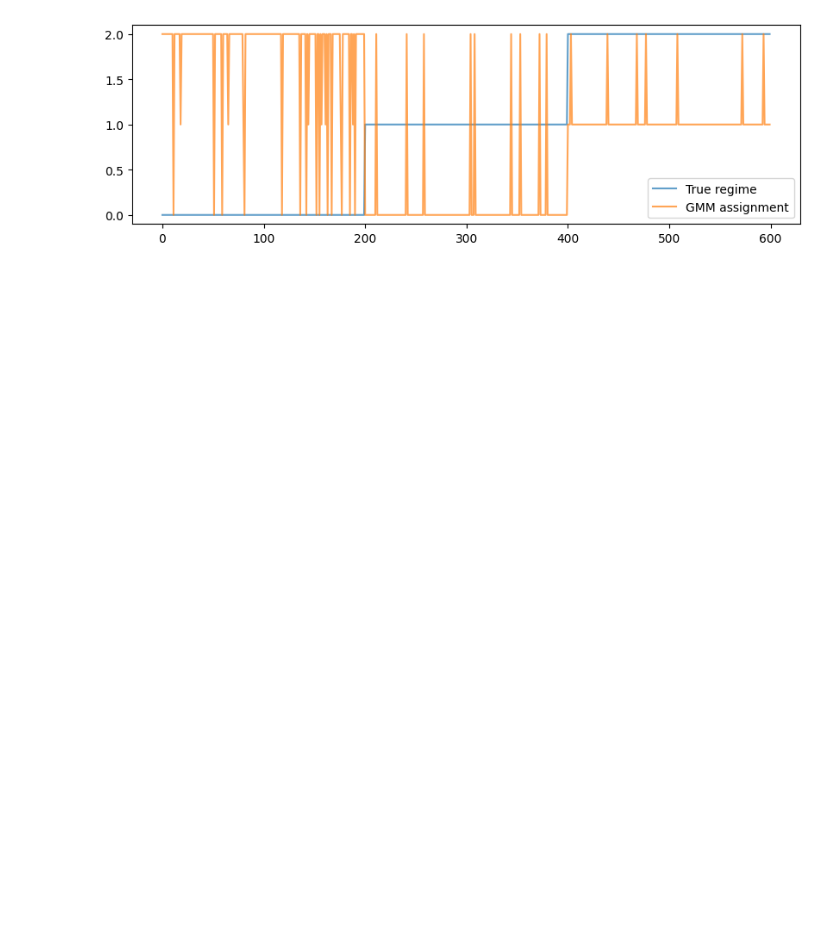
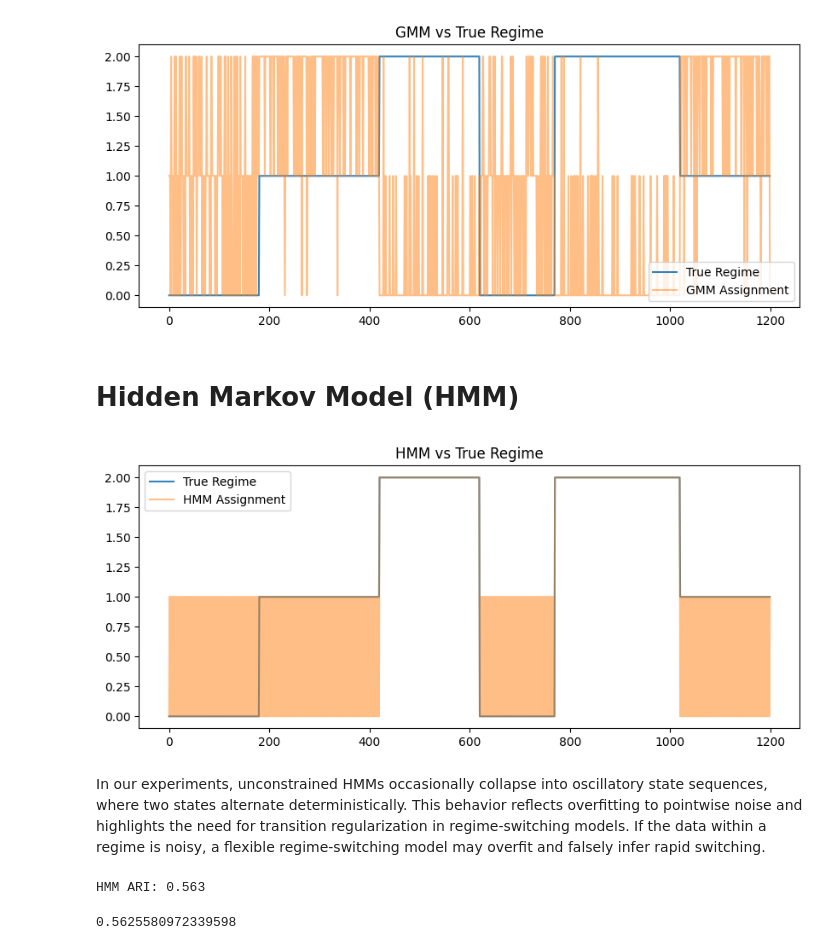
Before and after one commit to kenwtakayama/latent-regime-ml, a Jupyter notebook: notebooks/04_uml_models.ipynb, the cells around one changed output. Cells and saved outputs as stored; diff of their text form; code cells hidden in the pictures; blank space fills up the shorter version.

```diff
--- a/notebooks/04_uml_models.ipynb
+++ b/notebooks/04_uml_models.ipynb
@@ -44,8 +46,6 @@ plt.show()
 # %%
-plt.figure(figsize=(10, 3))
-plt.plot(z_true, label="True regime", alpha=0.7)
-plt.plot(z_gmm, label="GMM assignment", alpha=0.7)
-plt.legend()
-plt.show()
+plot_time_series(z_gmm, z_true, 'GMM', 4, difficulty)
 # %% [output]
-[figure, old version]
+[figure, new version]
+# %% [markdown]
+# Hidden Markov Model (HMM)
@@ -51,0 +56,13 @@ plt.show()
+# %%
+hmm, z_hmm = fit_hmm(X_pca, 200, 1.0)
+plot_time_series(z_hmm, z_true, 'HMM', 4, difficulty)
+# %% [output]
+[figure, added]
+# %% [markdown]
+In our experiments, unconstrained HMMs occasionally collapse into oscillatory state sequences, where two states alternate deterministically. This behavior reflects overfitting to pointwise noise and highlights the need for transition regularization in regime-switching models.
+If the data within a regime is noisy, a flexible regime-switching model may overfit and falsely infer rapid switching.
+# %%
+calculate_ari(z_true, z_hmm, 'HMM')
+# %% [output]
+HMM ARI: 0.563
+0.5625580972339598
```
Also changed, not shown: parts of 15 cells of this notebook, 22 other files.
